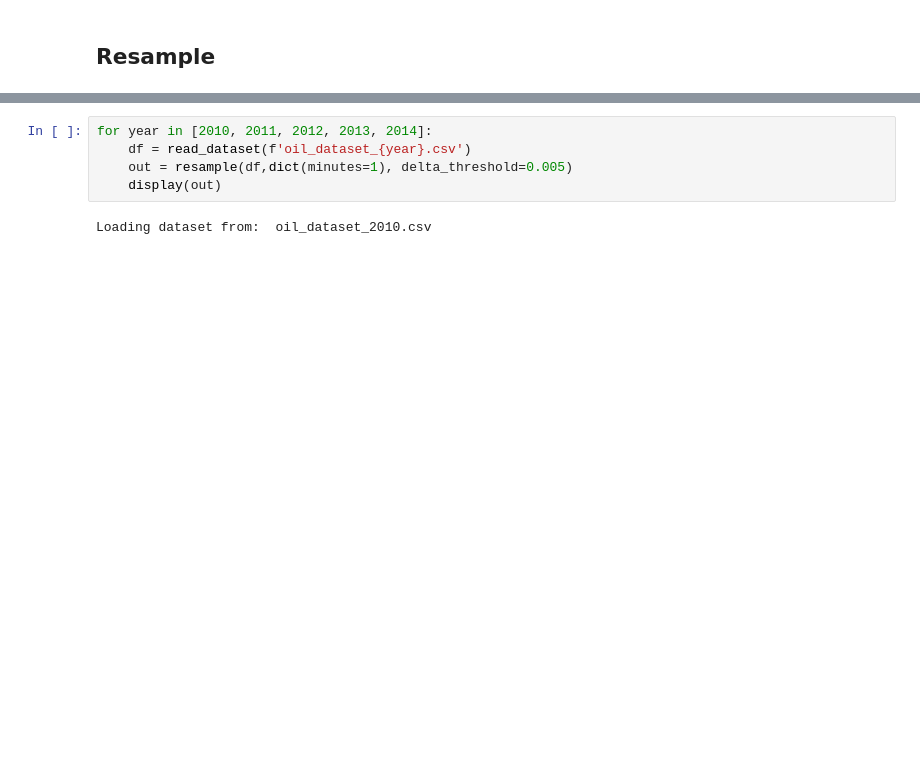
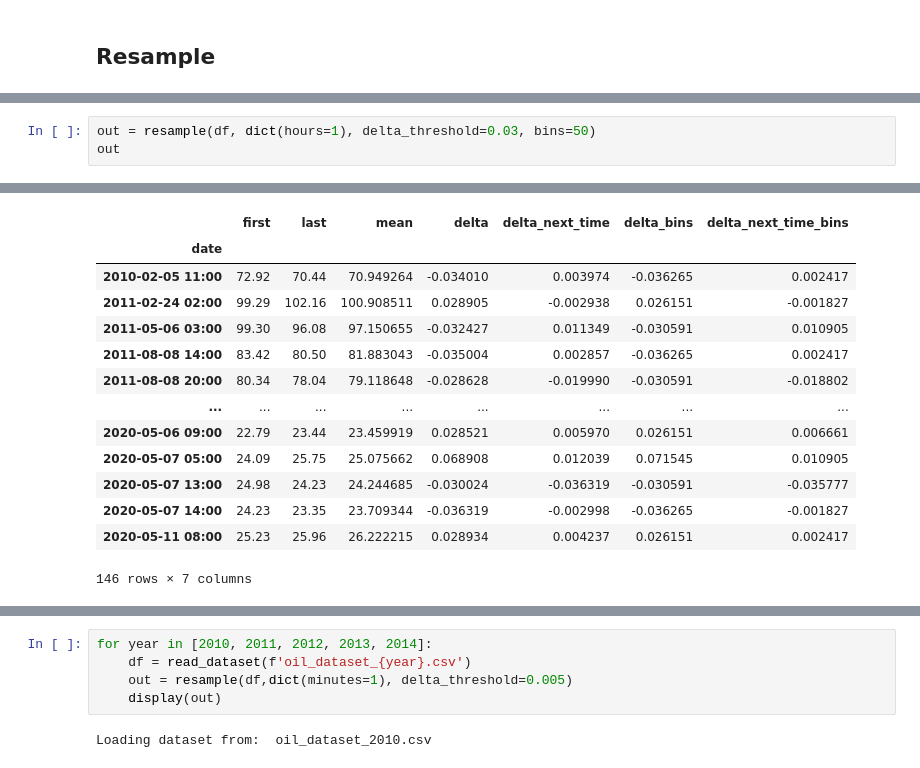
Before and after one commit to Serebryanskiy/Freelance, a Jupyter notebook: John/script.ipynb, the cells around one changed output, grey strips where cells are left out. Cells and saved outputs as stored; diff of their text form; blank space fills up the shorter version.

```diff
--- a/John/script.ipynb
+++ b/John/script.ipynb
@@ -149,0 +188,4 @@ def resample(df, freq_dict, delta_threshold = 0.005, heatmap=True, bins=25, titl
+# %%
+out = resample(df, dict(hours=1), delta_threshold=0.03, bins=50)
+out
+# %% [output]
@@ -149,0 +193,14 @@ def resample(df, freq_dict, delta_threshold = 0.005, heatmap=True, bins=25, titl
+|  | first | last | mean | delta | delta_next_time | delta_bins | delta_next_time_bins |
+| date |  |  |  |  |  |  |  |
+| 2010-02-05 11:00 | 72.92 | 70.44 | 70.949264 | -0.034010 | 0.003974 | -0.036265 | 0.002417 |
+| 2011-02-24 02:00 | 99.29 | 102.16 | 100.908511 | 0.028905 | -0.002938 | 0.026151 | -0.001827 |
+| 2011-05-06 03:00 | 99.30 | 96.08 | 97.150655 | -0.032427 | 0.011349 | -0.030591 | 0.010905 |
+| 2011-08-08 14:00 | 83.42 | 80.50 | 81.883043 | -0.035004 | 0.002857 | -0.036265 | 0.002417 |
+| 2011-08-08 20:00 | 80.34 | 78.04 | 79.118648 | -0.028628 | -0.019990 | -0.030591 | -0.018802 |
+| ... | ... | ... | ... | ... | ... | ... | ... |
+| 2020-05-06 09:00 | 22.79 | 23.44 | 23.459919 | 0.028521 | 0.005970 | 0.026151 | 0.006661 |
+| 2020-05-07 05:00 | 24.09 | 25.75 | 25.075662 | 0.068908 | 0.012039 | 0.071545 | 0.010905 |
+| 2020-05-07 13:00 | 24.98 | 24.23 | 24.244685 | -0.030024 | -0.036319 | -0.030591 | -0.035777 |
+| 2020-05-07 14:00 | 24.23 | 23.35 | 23.709344 | -0.036319 | -0.002998 | -0.036265 | -0.001827 |
+| 2020-05-11 08:00 | 25.23 | 25.96 | 26.222215 | 0.028934 | 0.004237 | 0.026151 | 0.002417 |
+146 rows × 7 columns
```
Also changed, not shown: parts of 16 cells of this notebook.
